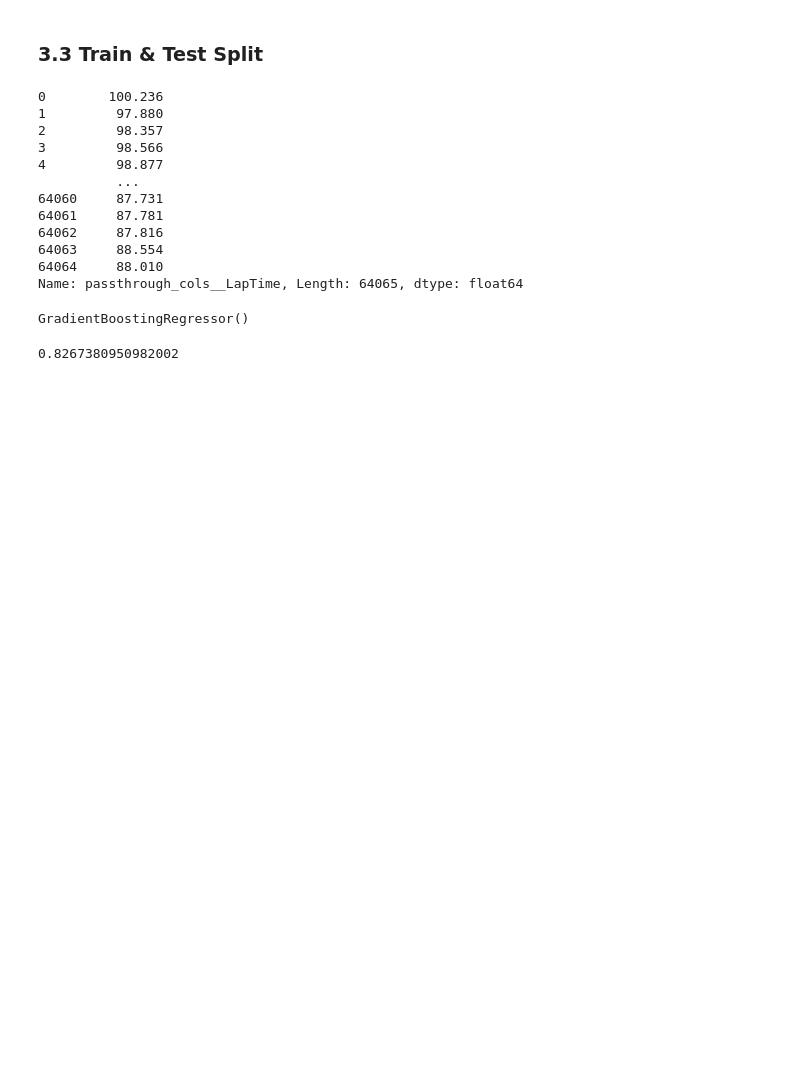
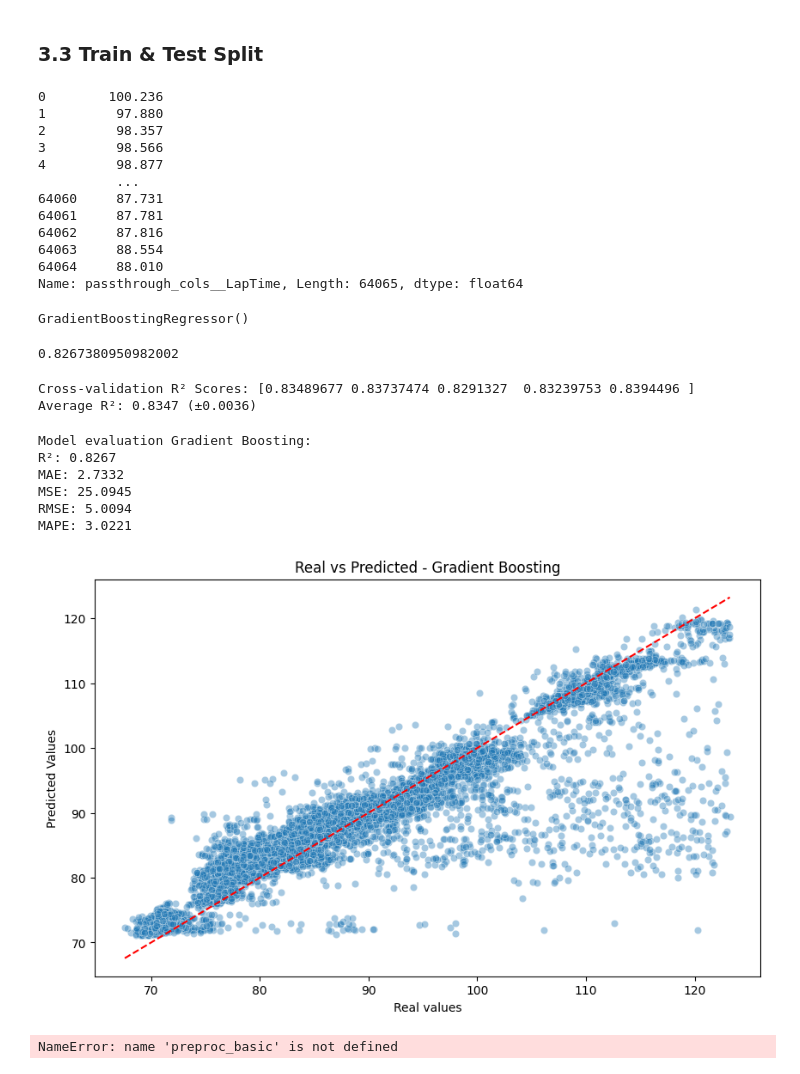
Before and after one commit to diegonbotelho/f1-tire-prediction, a Jupyter notebook: notebooks/pre-process_feature-selection.ipynb, the cells around one changed output. Saved outputs shown, nothing was run; the diff lists cells and outputs as text; code cells hidden in the pictures; blank space fills up the shorter version.

Commit message:
Feito até o Train & Test Split

```diff
--- a/notebooks/pre-process_feature-selection.ipynb
+++ b/notebooks/pre-process_feature-selection.ipynb
@@ -493,0 +494,54 @@ result
+# %%
+print(f"\nCross-validation R² Scores: {cv_scores}")
+print(f"Average R²: {np.mean(cv_scores):.4f} (±{np.std(cv_scores):.4f})")
+
+# Final Training and Test Evaluation
+model.fit(X_train, y_train)
+y_pred = model.predict(X_test)
+# %% [output]
+Cross-validation R² Scores: [0.83489677 0.83737474 0.8291327  0.83239753 0.8394496 ]
+Average R²: 0.8347 (±0.0036)
+# %%
+# Comprehensive metrics
+def evaluate_model(y_true, y_pred, model_name=""):
+    metrics = {
+        'R²': r2_score(y_true, y_pred),
+        'MAE': mean_absolute_error(y_true, y_pred),
+        'MSE': mean_squared_error(y_true, y_pred),
+        'RMSE': np.sqrt(mean_squared_error(y_true, y_pred)),
+        'MAPE': np.mean(np.abs((y_true - y_pred) / y_true)) * 100
+    }
+
+    print(f"\nModel evaluation {model_name}:")
+    for name, value in metrics.items():
+        print(f"{name}: {value:.4f}")
+
+    # Plot of actual vs. predicted values
+    plt.figure(figsize=(10, 6))
+    sns.scatterplot(x=y_true, y=y_pred, alpha=0.4)
+    plt.plot([y_true.min(), y_true.max()], [y_true.min(), y_true.max()], '--r')
+    plt.xlabel('Real values')
+    plt.ylabel('Predicted Values')
+    plt.title(f'Real vs Predicted - {model_name}')
+    plt.show()
+
+    return metrics
+
+# Avaliar o modelo
+metrics = evaluate_model(y_test, y_pred, "Gradient Boosting")
+# %% [output]
+Model evaluation Gradient Boosting:
+R²: 0.8267
+MAE: 2.7332
+MSE: 25.0945
+RMSE: 5.0094
+MAPE: 3.0221
+[figure, added]
+# %%
+import os
+from tpot import TPOTRegressor
+
+X_train_preproc = preproc_basic.fit_transform(X_train)
+X_test_preproc = preproc_basic.transform(X_test)
+# %% [output]
+NameError: name 'preproc_basic' is not defined
```
Also changed, not shown: parts of 3 cells of this notebook.
